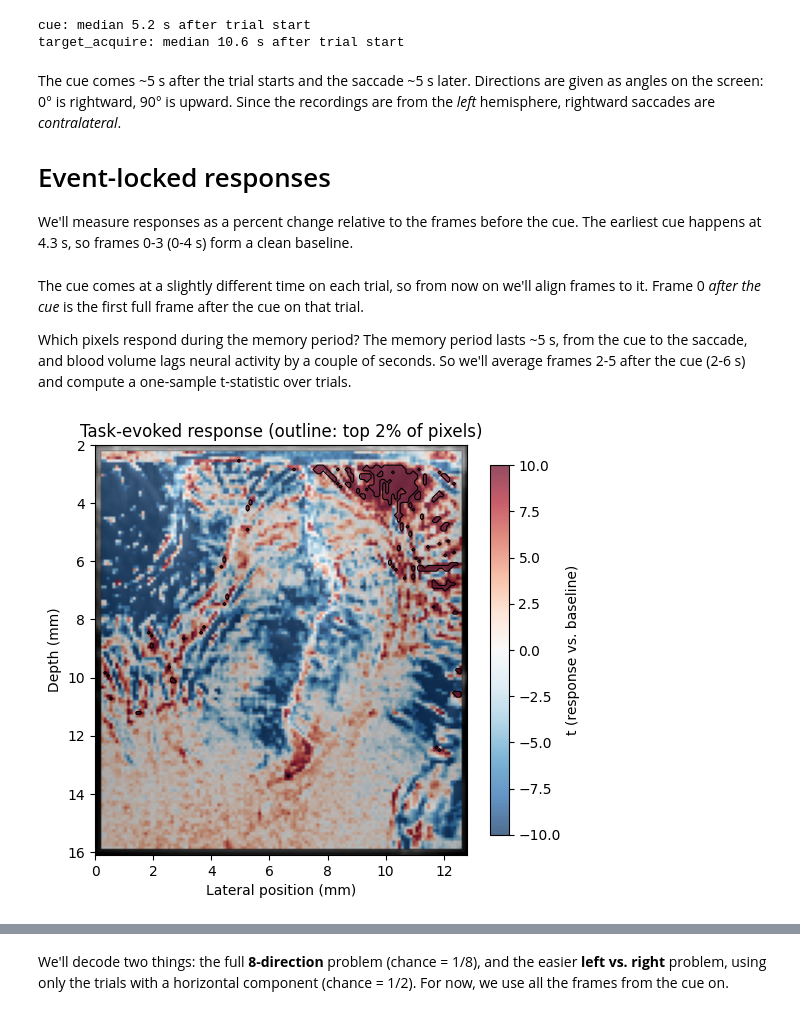
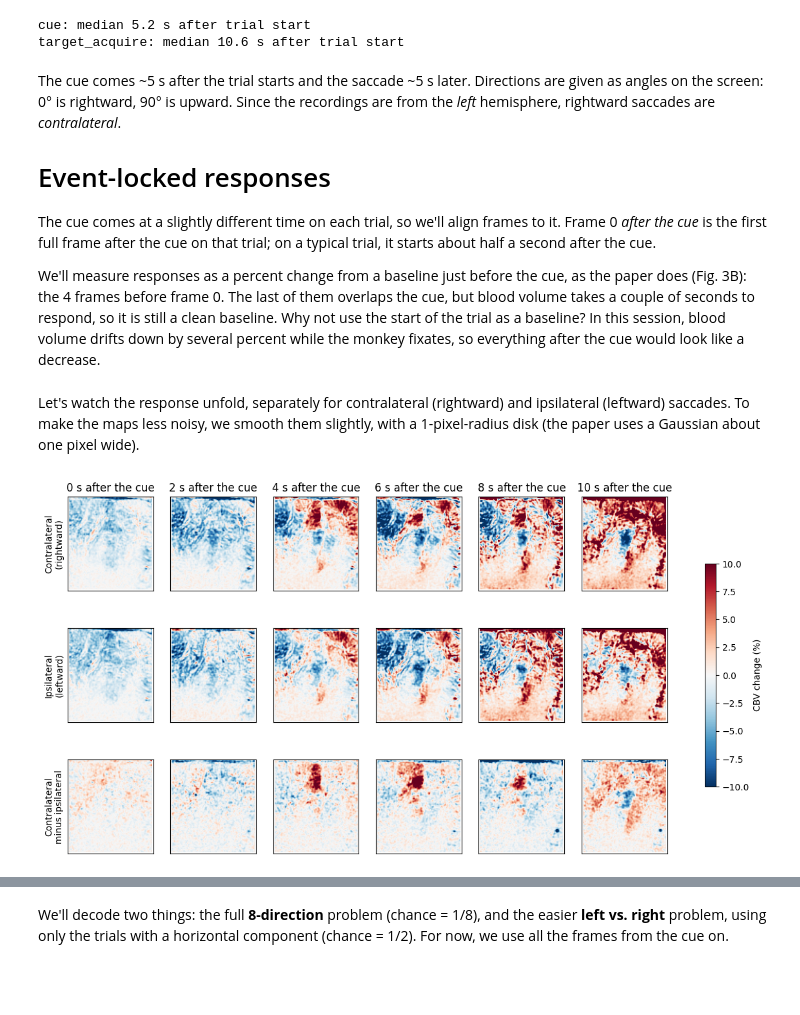
Before and after one commit to cerepaulus/fus, a Jupyter notebook: 05 - Saccade Decoding.ipynb, the cells around one changed output, grey strips where cells are left out. Drawn from its saved outputs; the diff is of its cells as text; code cells hidden in the pictures; blank space fills up the shorter version.

Commit message:
Revise Tutorial 05 after review
Co-Authored-By: Claude Opus 5.5 <noreply@anthropic.com>

```diff
--- a/05 - Saccade Decoding.ipynb
+++ b/05 - Saccade Decoding.ipynb
@@ -129,5 +135,7 @@ The cue comes ~5 s after the trial starts and the saccade ~5 s later. Directions
 
 # Event-locked responses
 
-We'll measure responses as a percent change relative to the frames before the cue. The earliest cue happens at 4.3 s, so frames 0-3 (0-4 s) form a clean baseline.
+The cue comes at a slightly different time on each trial, so we'll align frames to it. Frame 0 *after the cue* is the first full frame after the cue on that trial; on a typical trial, it starts about half a second after the cue.
+
+We'll measure responses as a percent change from a baseline just before the cue, as the paper does (Fig. 3B): the 4 frames before frame 0. The last of them overlaps the cue, but blood volume takes a couple of seconds to respond, so it is still a clean baseline. Why not use the start of the trial as a baseline? In this session, blood volume drifts down by several percent while the monkey fixates, so everything after the cue would look like a decrease.
 # %%
@@ -139,33 +162,45 @@ with np.errstate(divide="ignore", invalid="ignore"):
 pct[:, :, ~valid] = np.nan
 # %% [markdown]
-The cue comes at a slightly different time on each trial, so from now on we'll align frames to it. Frame 0 *after the cue* is the first full frame after the cue on that trial.
-
-Which pixels respond during the memory period? The memory period lasts ~5 s, from the cue to the saccade, and blood volume lags neural activity by a couple of seconds. So we'll average frames 2-5 after the cue (2-6 s) and compute a one-sample t-statistic over trials.
+Let's watch the response unfold, separately for contralateral (rightward) and ipsilateral (leftward) saccades. To make the maps less noisy, we smooth them slightly, with a 1-pixel-radius disk (the paper uses a Gaussian about one pixel wide).
 # %%
-first_after_cue = np.ceil(S.events["cue"] * S.frame_rate).astype(int)
-n_after = n_frames - first_after_cue.max()  # frames after the cue that every trial has
+# On a typical trial: when frame 0 starts, and when the memory period ends (the saccade), after the cue
+frame_offset = np.median(first_after_cue / S.frame_rate - S.events["cue"])
+saccade = np.median(S.events["target_acquire"] - S.events["cue"])
 
 
-def after_cue(A, j):
-    """Frame j after the cue on every trial: A[trial, first_after_cue[trial] + j]."""
-    return A[np.arange(n_trials), first_after_cue + j]
+def frame_time(j):
+    """Middle of frame j after the cue, in seconds after the cue (typical trial)."""
+    return frame_offset + (np.asarray(j) + 0.5) / S.frame_rate
 
 
-memory = range(2, 6)  # frames 2-5 after the cue
-response = np.mean([after_cue(pct, j) for j in memory], axis=0)  # (trials, nz, nx)
-t_task, _ = stats.ttest_1samp(response, 0, axis=0)
+disk = np.array([[0, 1, 0], [1, 1, 1], [0, 1, 0]], dtype=float)
+disk /= disk.sum()
 
-roi = valid & (t_task > np.nanpercentile(t_task, 98))  # top 2% most responsive pixels
 
-plt.figure(figsize=(6, 6))
-plt.imshow(np.log(S.angiogram), cmap="gray", extent=S.extent)
-plt.imshow(t_task, cmap="RdBu_r", vmin=-10, vmax=10, alpha=0.7, extent=S.extent)
-plt.colorbar(label="t (response vs. baseline)", shrink=0.8)
-plt.contour(roi.astype(float), levels=[0.5], colors="k", linewidths=0.8, extent=S.extent, origin="upper")
-plt.xlabel("Lateral position (mm)")
-plt.ylabel("Depth (mm)")
-plt.title("Task-evoked response (outline: top 2% of pixels)")
+def smooth(A):
+    """Smooth images (the last two axes) with the disk, keeping only valid pixels."""
+    out = convolve(np.nan_to_num(A), disk.reshape((1,) * (A.ndim - 2) + disk.shape), mode="nearest")
+    out[..., ~valid] = np.nan
+    return out
+
+
+right = np.isin(S.target_deg, [315, 0, 45])  # contralateral
+left = np.isin(S.target_deg, [135, 180, 225])  # ipsilateral
+
+shown = [-1, 1, 3, 5, 7, 9]  # frames after the cue
+fig, axes = plt.subplots(3, len(shown), figsize=(15, 7.5))
+for col, j in enumerate(shown):
+    frame = after_cue(pct, j)
+    contra, ipsi = smooth(frame[right].mean(axis=0)), smooth(frame[left].mean(axis=0))
+    for row, image in enumerate([contra, ipsi, contra - ipsi]):
+        im = axes[row, col].imshow(image, cmap="RdBu_r", vmin=-10, vmax=10, extent=S.extent)
+        axes[row, col].set_xticks([])
+        axes[row, col].set_yticks([])
+    axes[0, col].set_title(f"{round(float(frame_time(j)))} s after the cue")
+for row, label in enumerate(["Contralateral\n(rightward)", "Ipsilateral\n(leftward)", "Contralateral\nminus ipsilateral"]):
+    axes[row, 0].set_ylabel(label)
+fig.colorbar(im, ax=axes, shrink=0.6, label="CBV change (%)")
 plt.show()
 # %% [output]
-[figure, old version]
+[figure, new version]
 # %% [markdown]
```
Also changed, not shown: parts of 30 cells of this notebook, 2 other files.
